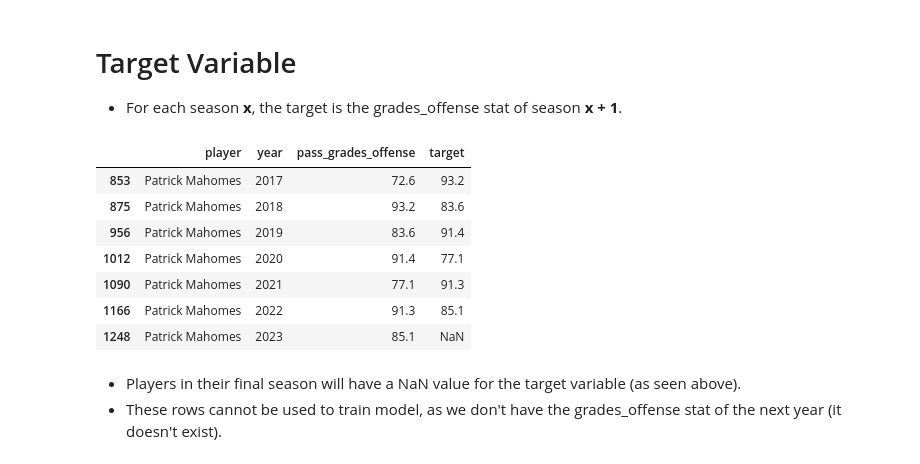
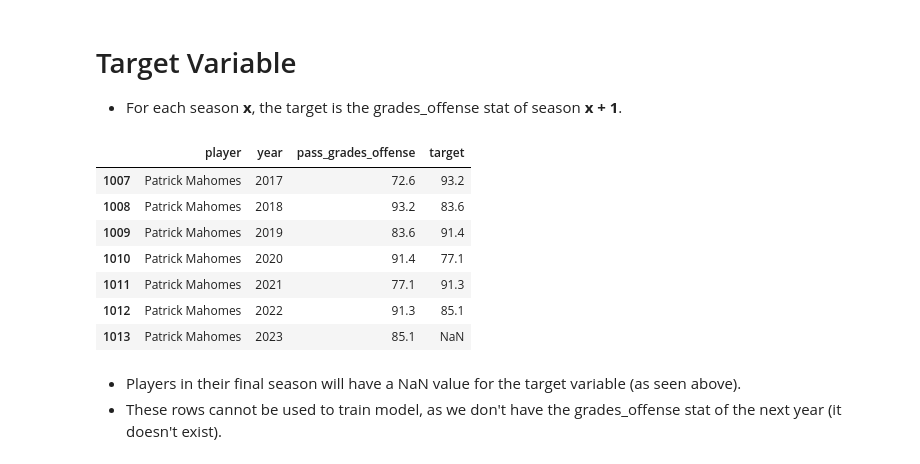
Before and after one commit to heefjones/pass_forward, a Jupyter notebook: eda.ipynb, the cells around one changed output. Drawn from its saved outputs; the diff is of its cells as text; code cells hidden in the pictures.

```diff
--- a/eda.ipynb
+++ b/eda.ipynb
@@ -84,20 +85,23 @@ df.query('player == "Patrick Mahomes"')[['player', 'year', 'exp']]
 # Target Variable
 - For each season __x__, the target is the grades_offense stat of season __x + 1__.
 # %%
+# ensure values are sorted properly
+df = df.sort_values(by=['player', 'year']).reset_index(drop=True)
+
 # add target col
 df['target'] = df.groupby('player')['pass_grades_offense'].shift(-1)
 
 # Mahomes
 df.query('player == "Patrick Mahomes"')[['player', 'year', 'pass_grades_offense', 'target']]
 # %% [output]
 |  | player | year | pass_grades_offense | target |
-| 853 | Patrick Mahomes | 2017 | 72.6 | 93.2 |
-| 875 | Patrick Mahomes | 2018 | 93.2 | 83.6 |
-| 956 | Patrick Mahomes | 2019 | 83.6 | 91.4 |
-| 1012 | Patrick Mahomes | 2020 | 91.4 | 77.1 |
-| 1090 | Patrick Mahomes | 2021 | 77.1 | 91.3 |
-| 1166 | Patrick Mahomes | 2022 | 91.3 | 85.1 |
-| 1248 | Patrick Mahomes | 2023 | 85.1 | NaN |
+| 1007 | Patrick Mahomes | 2017 | 72.6 | 93.2 |
+| 1008 | Patrick Mahomes | 2018 | 93.2 | 83.6 |
+| 1009 | Patrick Mahomes | 2019 | 83.6 | 91.4 |
+| 1010 | Patrick Mahomes | 2020 | 91.4 | 77.1 |
+| 1011 | Patrick Mahomes | 2021 | 77.1 | 91.3 |
+| 1012 | Patrick Mahomes | 2022 | 91.3 | 85.1 |
+| 1013 | Patrick Mahomes | 2023 | 85.1 | NaN |
 # %% [markdown]
 - Players in their final season will have a NaN value for the target variable (as seen above).
 - These rows cannot be used to train model, as we don't have the grades_offense stat of the next year (it doesn't exist).
```
Also changed, not shown: parts of 10 cells of this notebook, 2 other files.
